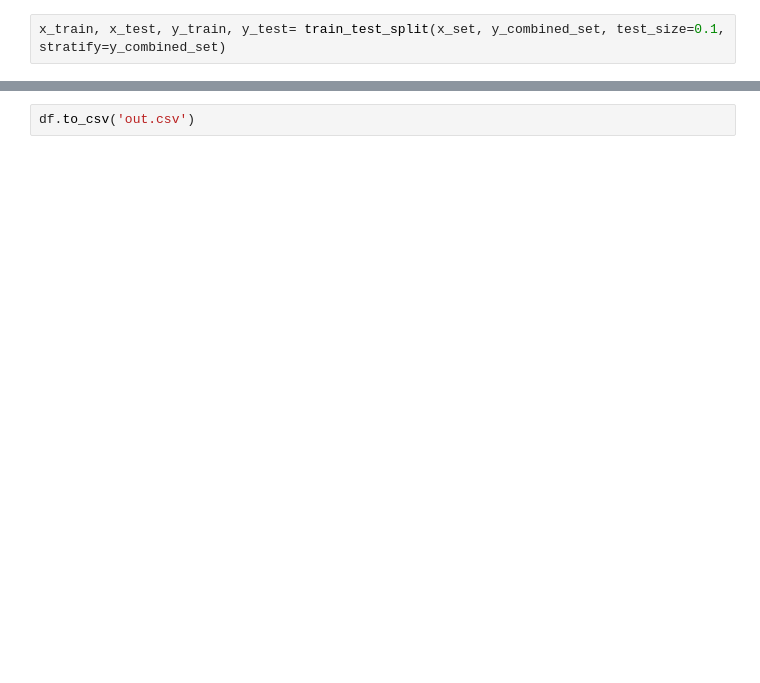
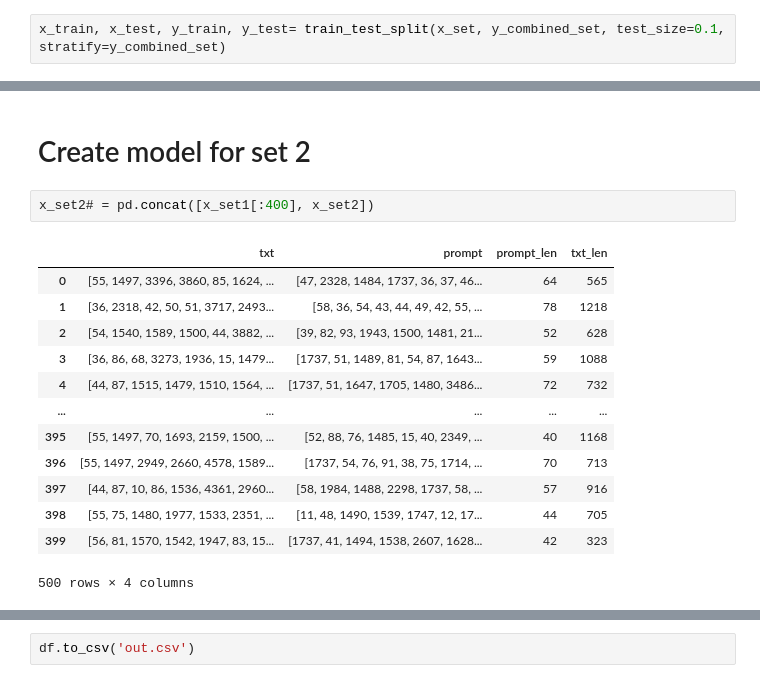
Before and after one commit to HonghaoO/sml-project-1, a Jupyter notebook: word embedding preprocess.ipynb, the cells around one changed output, grey strips where cells are left out. Cells and saved outputs as stored; diff of their text form; blank space fills up the shorter version.

```diff
--- a/word embedding preprocess.ipynb
+++ b/word embedding preprocess.ipynb
@@ -256,0 +227,18 @@ df = pd.DataFrame(y_pred, columns = ['Predicted'])
+# %% [markdown]
+# Create model for set 2
+# %%
+x_set2# = pd.concat([x_set1[:400], x_set2])
+# %% [output]
+|  | txt | prompt | prompt_len | txt_len |
+| 0 | [55, 1497, 3396, 3860, 85, 1624, ... | [47, 2328, 1484, 1737, 36, 37, 46... | 64 | 565 |
+| 1 | [36, 2318, 42, 50, 51, 3717, 2493... | [58, 36, 54, 43, 44, 49, 42, 55, ... | 78 | 1218 |
+| 2 | [54, 1540, 1589, 1500, 44, 3882, ... | [39, 82, 93, 1943, 1500, 1481, 21... | 52 | 628 |
+| 3 | [36, 86, 68, 3273, 1936, 15, 1479... | [1737, 51, 1489, 81, 54, 87, 1643... | 59 | 1088 |
+| 4 | [44, 87, 1515, 1479, 1510, 1564, ... | [1737, 51, 1647, 1705, 1480, 3486... | 72 | 732 |
+| ... | ... | ... | ... | ... |
+| 395 | [55, 1497, 70, 1693, 2159, 1500, ... | [52, 88, 76, 1485, 15, 40, 2349, ... | 40 | 1168 |
+| 396 | [55, 1497, 2949, 2660, 4578, 1589... | [1737, 54, 76, 91, 38, 75, 1714, ... | 70 | 713 |
+| 397 | [44, 87, 10, 86, 1536, 4361, 2960... | [58, 1984, 1488, 2298, 1737, 58, ... | 57 | 916 |
+| 398 | [55, 75, 1480, 1977, 1533, 2351, ... | [11, 48, 1490, 1539, 1747, 12, 17... | 44 | 705 |
+| 399 | [56, 81, 1570, 1542, 1947, 83, 15... | [1737, 41, 1494, 1538, 2607, 1628... | 42 | 323 |
+500 rows × 4 columns
```
Also changed, not shown: parts of 53 cells of this notebook, 1 other file.
